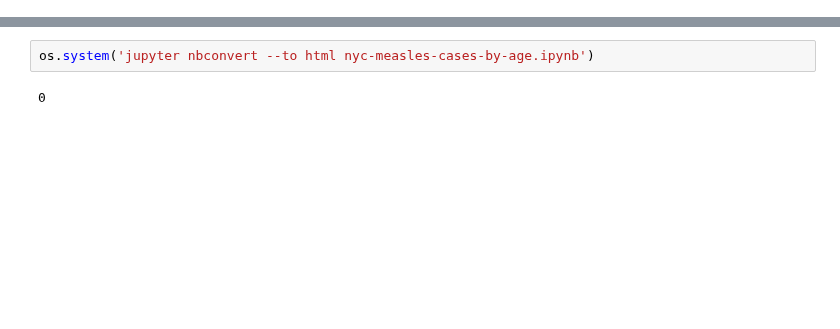
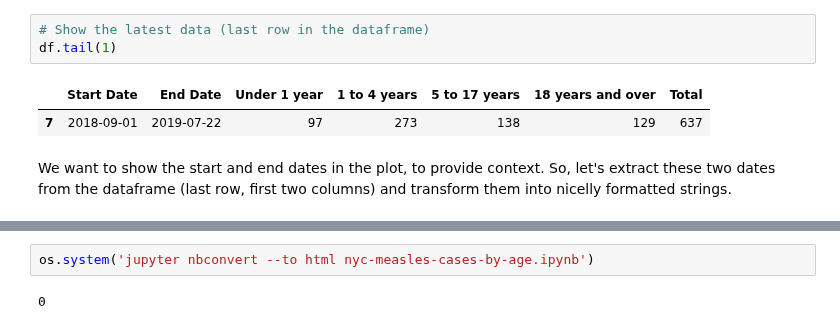
Before and after one commit to carlos-afonso/measles, a Jupyter notebook: notebooks/nyc-measles-cases-by-age.ipynb, the cells around one changed output, grey strips where cells are left out. Drawn from its saved outputs; the diff is of its cells as text; blank space fills up the shorter version.

```diff
--- a/notebooks/nyc-measles-cases-by-age.ipynb
+++ b/notebooks/nyc-measles-cases-by-age.ipynb
@@ -53,0 +64,8 @@ labels
+# %%
+# Show the latest data (last row in the dataframe)
+df.tail(1)
+# %% [output]
+|  | Start Date | End Date | Under 1 year | 1 to 4 years | 5 to 17 years | 18 years and over | Total |
+| 7 | 2018-09-01 | 2019-07-22 | 97 | 273 | 138 | 129 | 637 |
+# %% [markdown]
+We want to show the start and end dates in the plot, to provide context. So, let's extract these two dates from the dataframe (last row, first two columns) and transform them into nicelly formatted strings.
```
Also changed, not shown: parts of 24 cells of this notebook, 3 other files.
